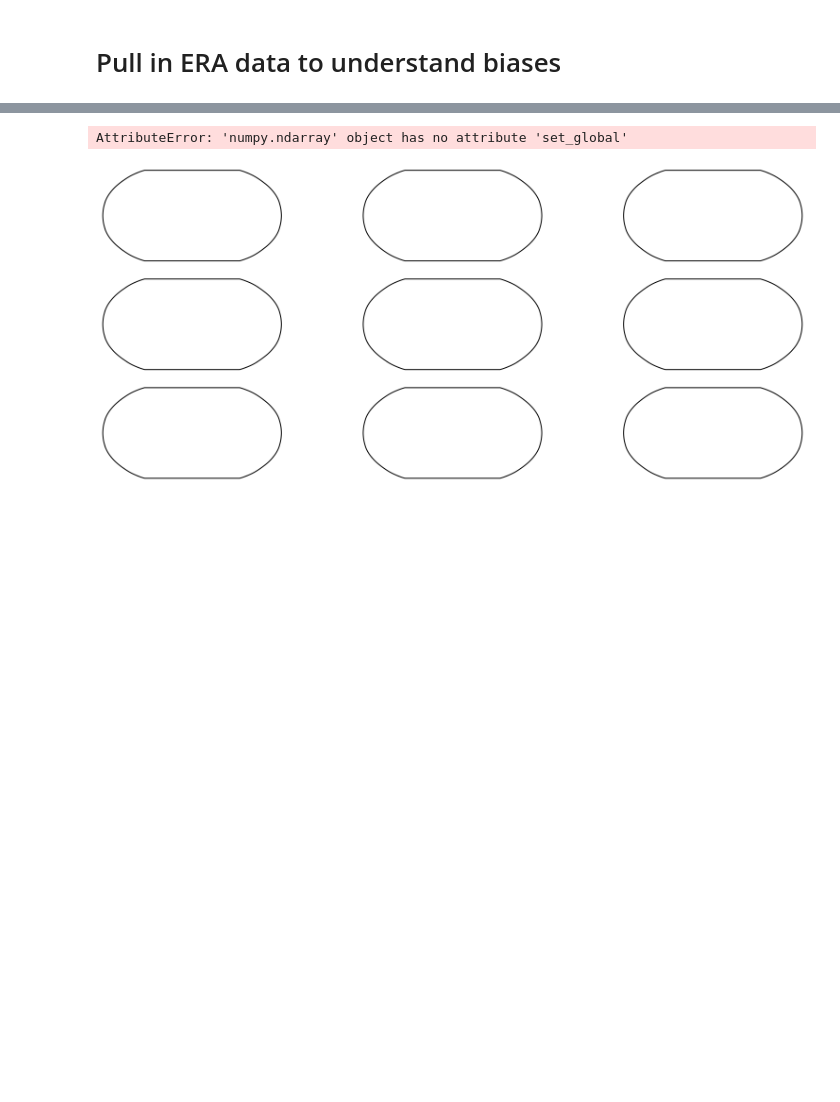
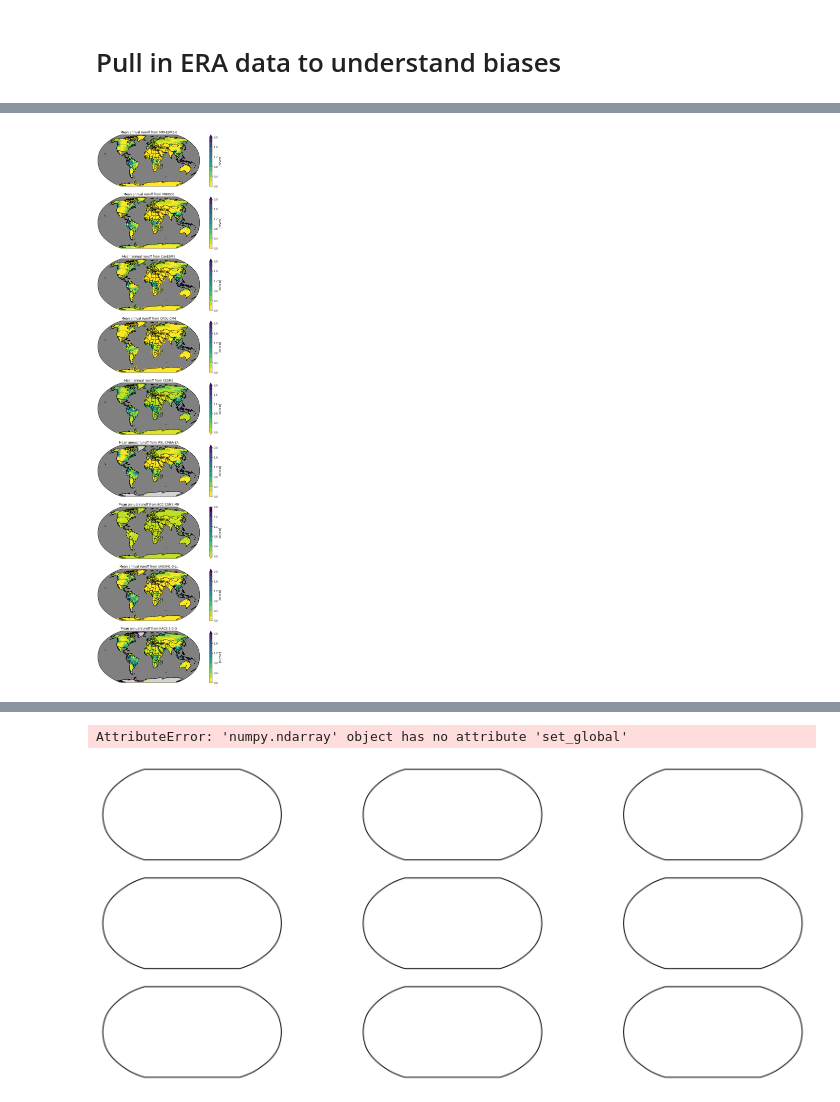
Before and after one commit to orianac/futuredrought, a Jupyter notebook: global_drought.ipynb, the cells around one changed output, grey strips where cells are left out. Cells and saved outputs as stored; diff of their text form; code cells hidden in the pictures; blank space fills up the shorter version.

```diff
--- a/global_drought.ipynb
+++ b/global_drought.ipynb
@@ -209,0 +332,2 @@ ds.
+# %%
+land_mask = ds_dict['CMIP.NCAR.CESM2.historical.day.gn'].mrro.isel(time=1)
@@ -209,0 +345,10 @@ ds.
+# %%
+fig, axarr = plt.subplots(nrows=9, ncols=1, figsize=(14,40),
+                          subplot_kw=dict(projection=ccrs.Robinson()))
+for i, gcm in enumerate(historical_ds.gcm.values):
+    plot_nicely(axarr[i], historical_ds.mrro.sel(metric='mean', gcm=gcm).where(~np.isnan(land_mask))*86400*365/1000,
+            vmin=0, vmax=2, cmap='viridis_r',
+           cbar_label='[m/year]', title='Mean annual runoff from {}'.format(gcm))
+fig.savefig('../figures/gcms_annual_runoff.png', dpi=200)
+# %% [output]
+[figure, added]
```
Also changed, not shown: parts of 31 cells of this notebook.
